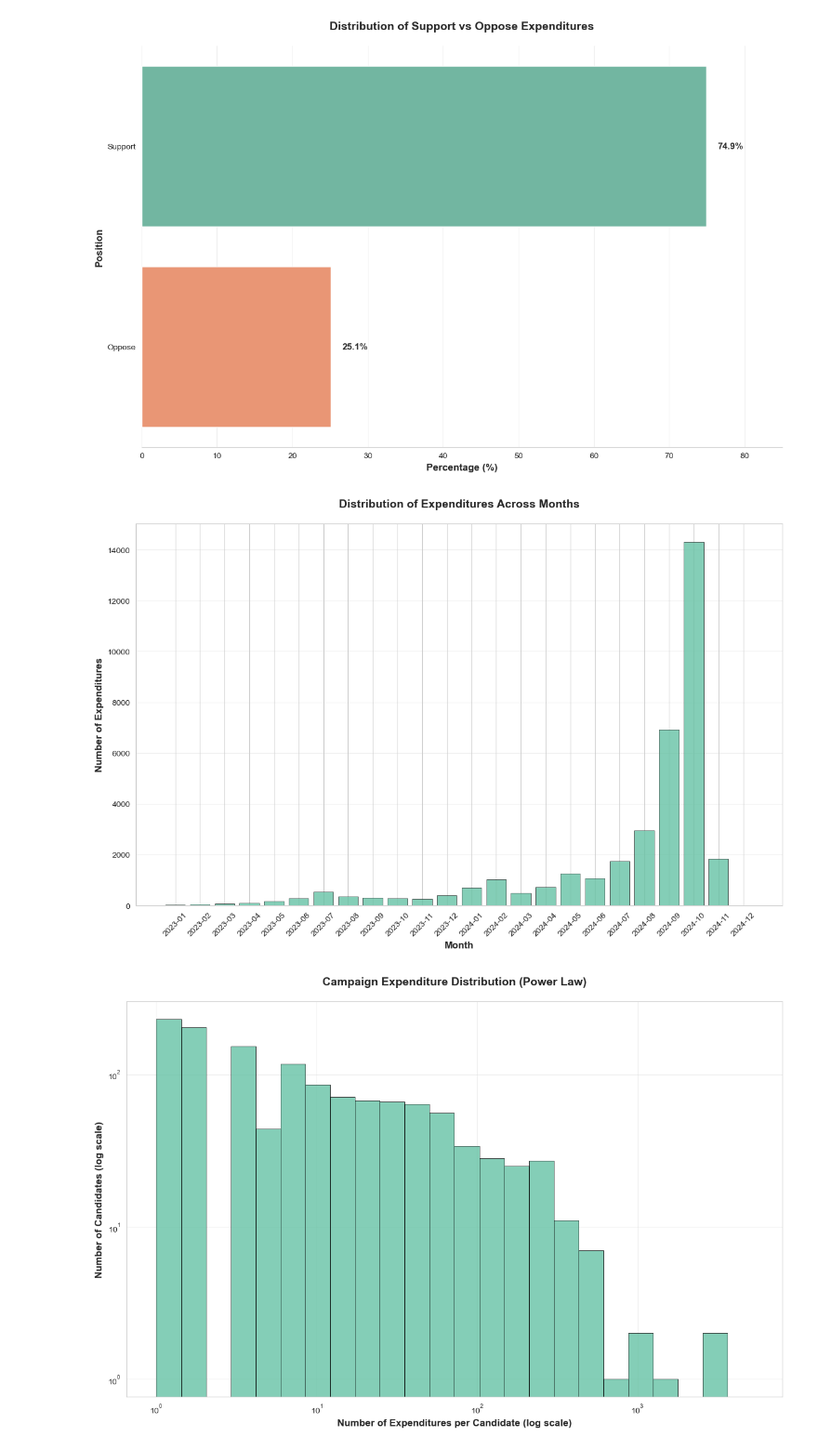
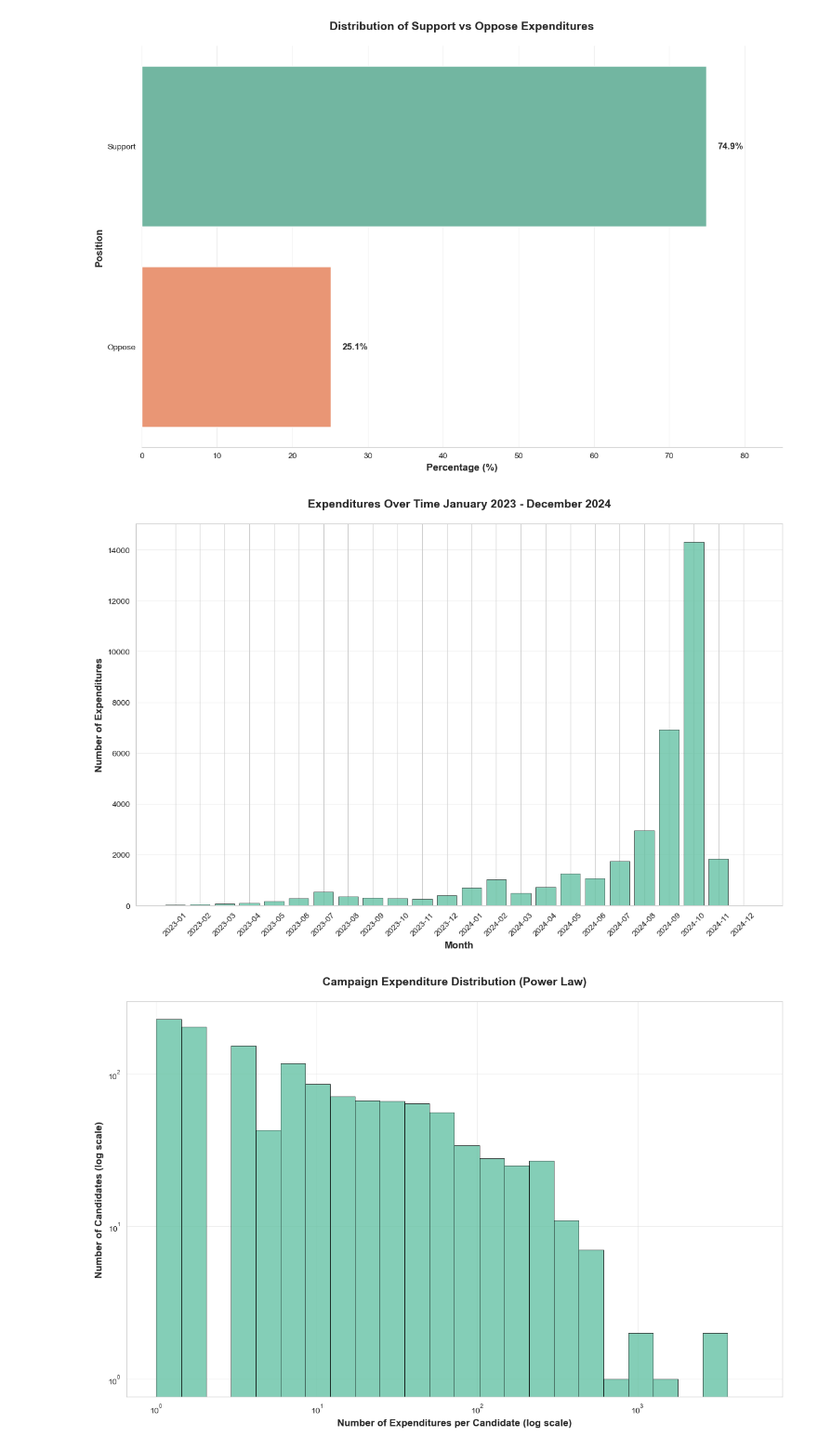
Before and after one commit to marobinette/DataScience, a Jupyter notebook: assignments/shared/weekThree/ie.ipynb, the cells around one changed output. Shown at 93% size. Drawn from its saved outputs; the diff is of its cells as text; code cells hidden in the pictures.

```diff
--- a/assignments/shared/weekThree/ie.ipynb
+++ b/assignments/shared/weekThree/ie.ipynb
@@ -60,0 +59,5 @@ memory usage: 9.9+ MB
+# %%
+
+# Date parsing for plotting
+df.loc[:, 'exp_date_parsed'] = pd.to_datetime(df['exp_date'], format='%d-%b-%y', errors='coerce')
+df.loc[:, 'exp_month'] = df['exp_date_parsed'].dt.to_period('M')
@@ -351,23 +471,0 @@ Congressional Leadership Fund: $201,590,329.26
-# %%
-print("WORKING WITH DD-MMM-YY DATE FORMAT:")
-print("=" * 50)
-
-df['exp_date_parsed'] = pd.to_datetime(df['exp_date'], format='%d-%b-%y', errors='coerce')
-
-print(f"✅ Successfully converted {df['exp_date_parsed'].notna().sum():,} dates")
-print(f"❌ Failed to convert {df['exp_date_parsed'].isna().sum():,} dates")
-
-min_date = df['exp_date_parsed'].min()
-max_date = df['exp_date_parsed'].max()
-print(f"\nDate range: {min_date.strftime('%B %d, %Y')} to {max_date.strftime('%B %d, %Y')}")
-
-df['exp_year'] = df['exp_date_parsed'].dt.year
-df['exp_month'] = df['exp_date_parsed'].dt.to_period('M')
-df['exp_quarter'] = df['exp_date_parsed'].dt.to_period('Q')
-df['exp_week'] = df['exp_date_parsed'].dt.to_period('W')
-
-print(f"\nGROUPING OPTIONS:")
-print(f"  Years: {df['exp_year'].nunique()} unique years")
-print(f"  Months: {df['exp_month'].nunique()} unique months")
-print(f"  Quarters: {df['exp_quarter'].nunique()} unique quarters")
-print(f"  Weeks: {df['exp_week'].nunique()} unique weeks")
@@ -518,26 +542,26 @@ Passing `palette` without assigning `hue` is deprecated and will be removed in v
 # %%
 if 'exp_month' in df.columns:
     plt.figure(figsize=(12, 8))
     monthly_counts = df['exp_month'].value_counts().sort_index()
 
     colors = sns.color_palette('Set2', len(monthly_counts))
     plt.bar(range(len(monthly_counts)), monthly_counts.values,
             color=colors[0], alpha=0.8, edgecolor='black', linewidth=0.5)
 
     plt.xlabel('Month', fontsize=12, fontweight='bold')
     plt.ylabel('Number of Expenditures', fontsize=12, fontweight='bold')
-    plt.title('Distribution of Expenditures Across Months',
+    plt.title('Expenditures Over Time January 2023 - December 2024',
               fontsize=14, fontweight='bold', pad=20)
     plt.xticks(range(len(monthly_counts)), monthly_counts.index, rotation=45)
 
     plt.grid(axis='y', alpha=0.3)
     plt.gca().set_axisbelow(True)
 
     plt.tight_layout()
-    plt.savefig('images/expenditure_by_party.png', dpi=300, bbox_inches='tight')
+    plt.savefig('images/expenditures_over_time.png', dpi=300, bbox_inches='tight')
     plt.show()
 # %% [output]
-[figure, old version]
+[figure, new version]
 # %%
 expenditures_per_candidate = df['cand_name'].value_counts()
 
```
Also changed, not shown: parts of 22 cells of this notebook, 10 other files.
